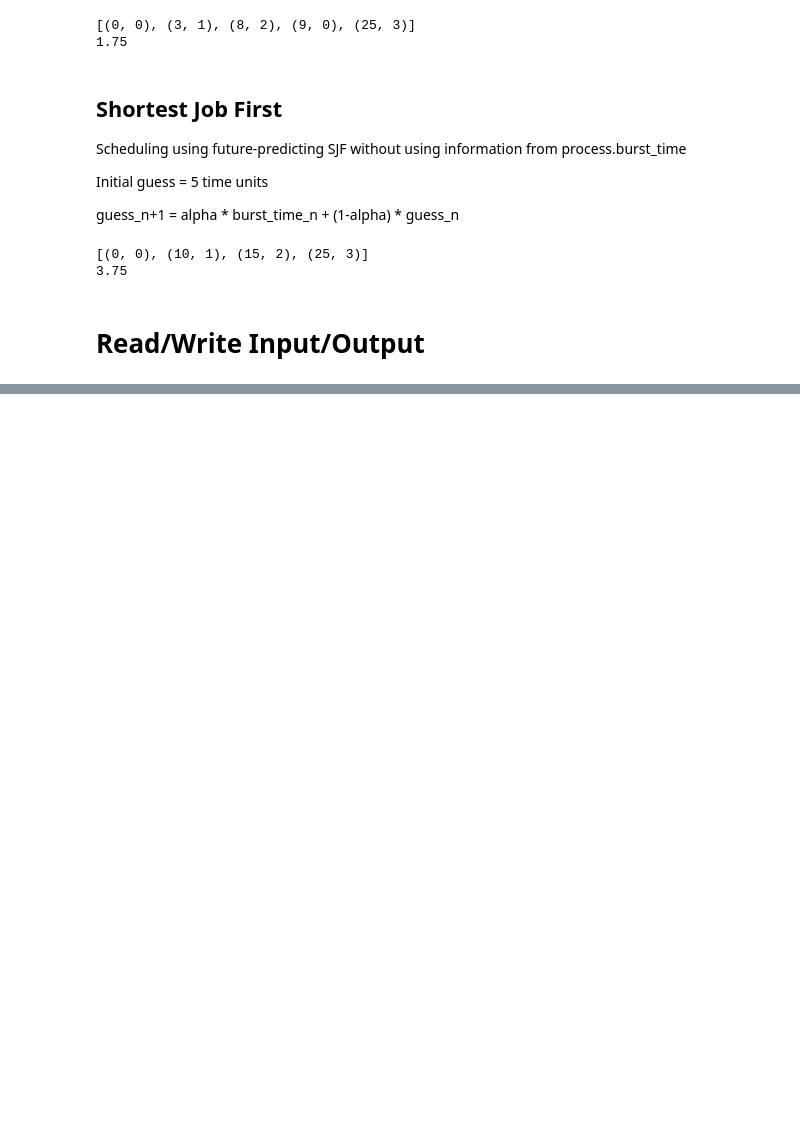
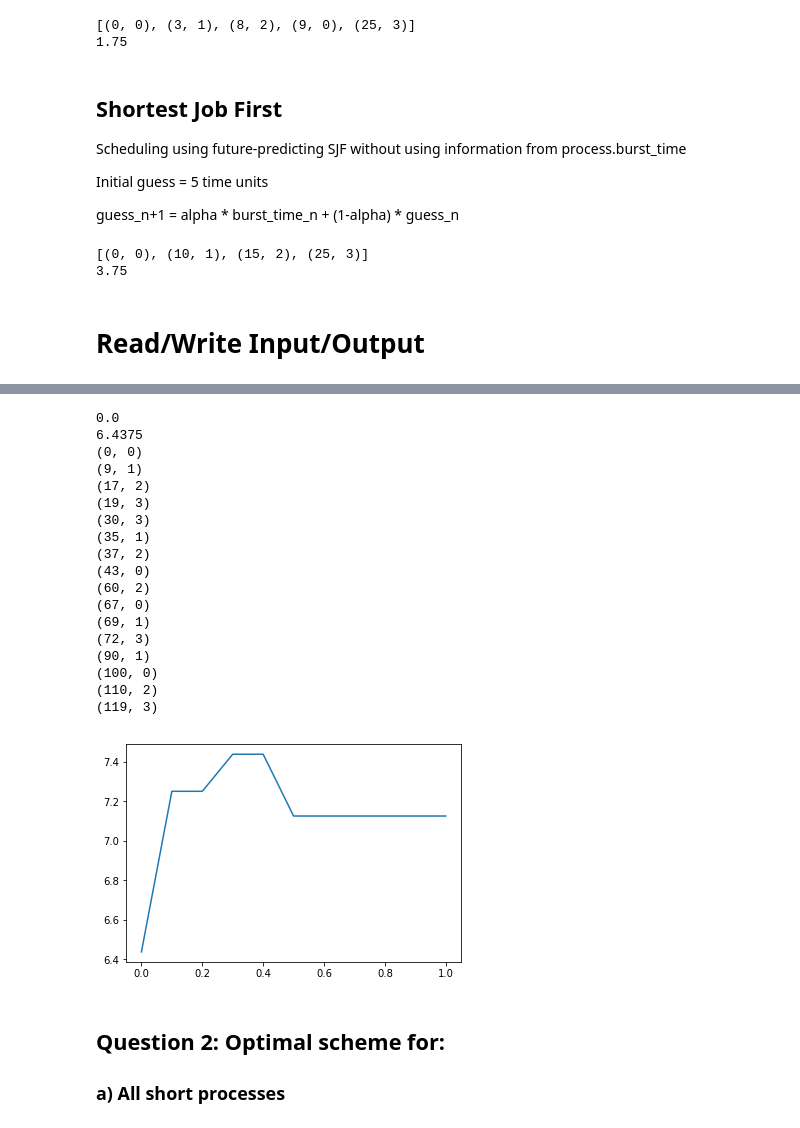
Before and after one commit to ackoroa/process_scheduling, a Jupyter notebook: process_scheduling.ipynb, the cells around one changed output, grey strips where cells are left out. Cells and saved outputs as stored; diff of their text form; code cells hidden in the pictures; blank space fills up the shorter version.

```diff
--- a/process_scheduling.ipynb
+++ b/process_scheduling.ipynb
@@ -320,0 +378,42 @@ simulating SJF ----
+# %%
+alpha_range = np.arange(0, 1.1, 0.1)
+
+SJF_avg_waiting_times = []
+min_avg_time = 10000000
+opt_alpha = -1
+opt_schedule = []
+for alpha in alpha_range:
+    schedule, avg_waiting_time =  SJF_scheduling(process_list, alpha = alpha)
+    SJF_avg_waiting_times.append(avg_waiting_time)
+    if min_avg_time > avg_waiting_time:
+        min_avg_time = avg_waiting_time
+        opt_alpha = alpha
+        opt_schedule = schedule
+
+plt.plot(alpha_range, SJF_avg_waiting_times)
+print opt_alpha
+print min_avg_time
+print '\n'.join(map(str, opt_schedule))
+# %% [output]
+0.0
+6.4375
+(0, 0)
+(9, 1)
+(17, 2)
+(19, 3)
+(30, 3)
+(35, 1)
+(37, 2)
+(43, 0)
+(60, 2)
+(67, 0)
+(69, 1)
+(72, 3)
+(90, 1)
+(100, 0)
+(110, 2)
+(119, 3)
+[figure, added]
+# %% [markdown]
+## Question 2: Optimal scheme for:
+### a) All short processes
```
Also changed, not shown: parts of 14 cells of this notebook, 2 other files.
